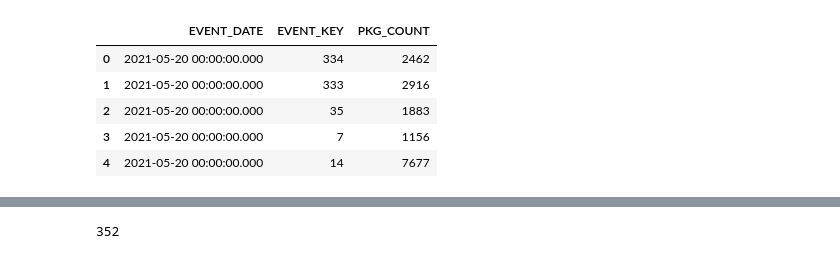
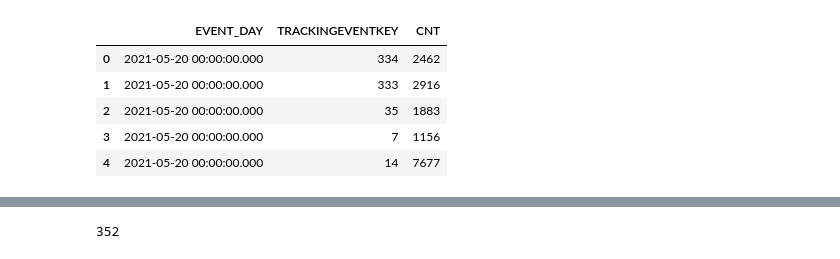
Before and after one commit to minhdang10/anomalies_detection, a Jupyter notebook: Anomalies_Detection_Uni.ipynb, the cells around one changed output, grey strips where cells are left out. Saved outputs shown, nothing was run; the diff lists cells and outputs as text; code cells hidden in the pictures.

```diff
--- a/Anomalies_Detection_Uni.ipynb
+++ b/Anomalies_Detection_Uni.ipynb
@@ -17,13 +17,11 @@ from sklearn.metrics import mean_absolute_percentage_error
 from sklearn.metrics import mean_squared_log_error
 from sklearn.metrics import r2_score
 # %%
-# read in data and rename column
+# read in data
 df=pd.read_csv('IND3_EventData.csv')
-df.rename(columns={'CNT':'PKG_COUNT','TRACKINGEVENTKEY':'EVENT_KEY','EVENT_DAY':'EVENT_DATE'},inplace=True)
-
 df.head()
 # %% [output]
-|  | EVENT_DATE | EVENT_KEY | PKG_COUNT |
+|  | EVENT_DAY | TRACKINGEVENTKEY | CNT |
 | 0 | 2021-05-20 00:00:00.000 | 334 | 2462 |
 | 1 | 2021-05-20 00:00:00.000 | 333 | 2916 |
 | 2 | 2021-05-20 00:00:00.000 | 35 | 1883 |
```
Also changed, not shown: parts of 17 cells of this notebook.
